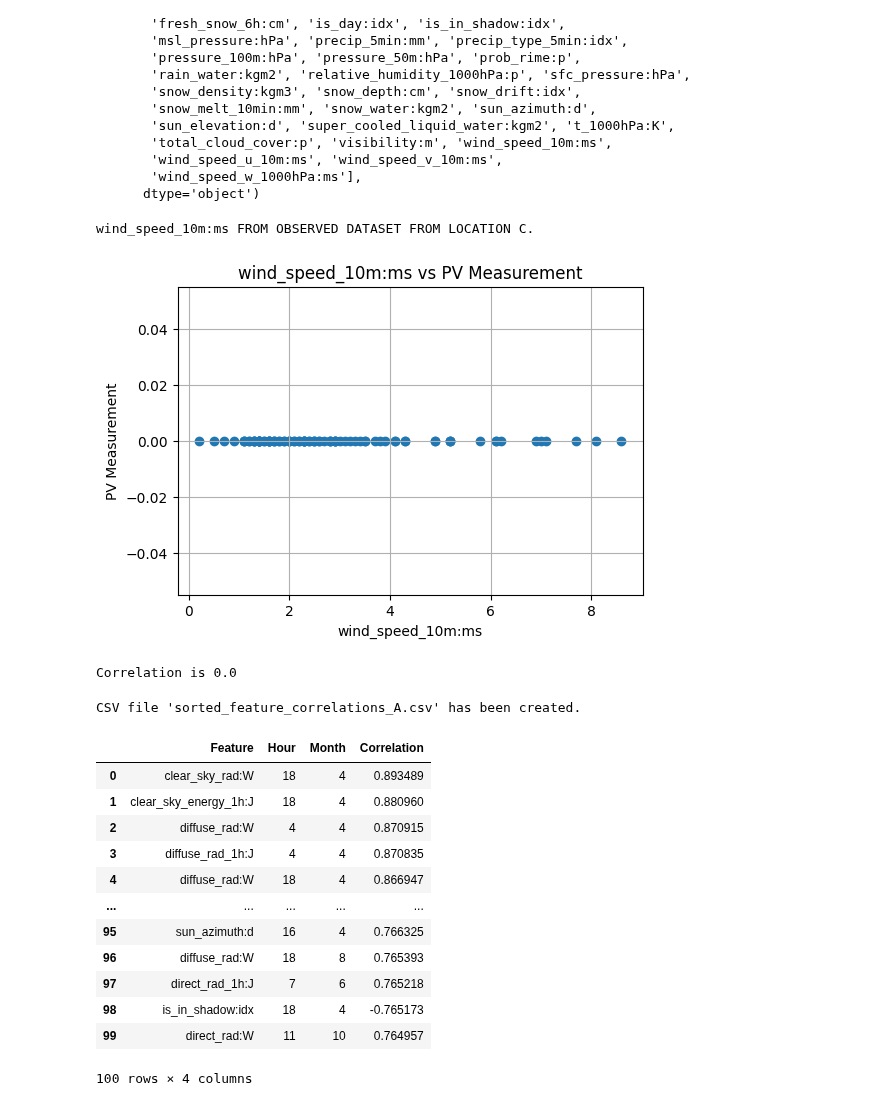
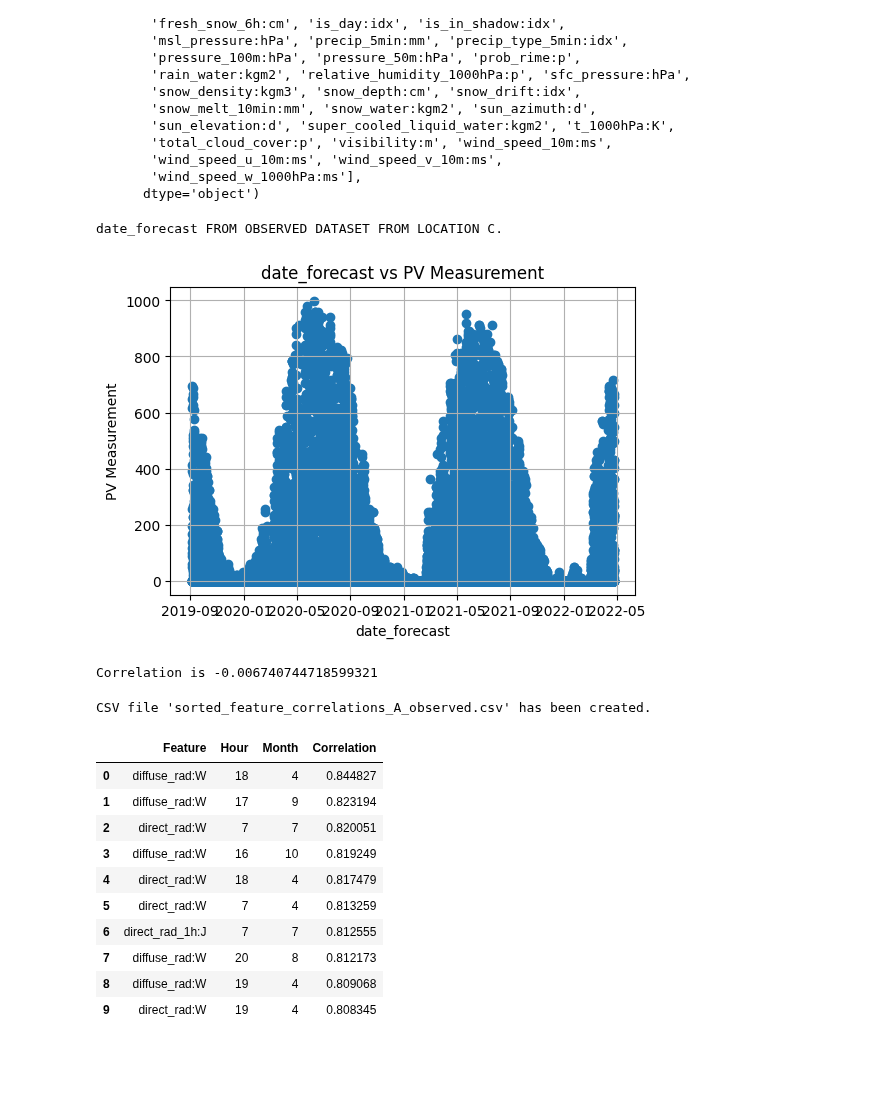
Before and after one commit to simenstang/TDT4173, a Jupyter notebook: data/long_notebook.ipynb, the cells around one changed output. Cells and saved outputs as stored; diff of their text form; code cells hidden in the pictures; blank space fills up the shorter version.

Commit message:
added some plots

```diff
--- a/data/long_notebook.ipynb
+++ b/data/long_notebook.ipynb
@@ -149,18 +149,18 @@ Index(['date_forecast', 'absolute_humidity_2m:gm3', 'air_density_2m:kgm3',
 # %%
 # Spesify hour (example: 12) and/or month (example: 6). Either of them can be None.
 # Choose your feature. If you spesify 'feature' to be None, then it will plot for ALL feautures.
 
-hour = 4
-month = 11
-feature = 'wind_speed_10m:ms'
+hour = None
+month = None
+feature = 'date_forecast'
 
 corr = plotter.plot_feature_analysis(observed=observed, plot=True, feature=feature, hour=hour, month=month)
 if corr is not None:
     print("Correlation is", corr)
 # %% [output]
-wind_speed_10m:ms FROM OBSERVED DATASET FROM LOCATION C.
+date_forecast FROM OBSERVED DATASET FROM LOCATION C.
-[figure, old version]
+[figure, new version]
-Correlation is 0.0
+Correlation is -0.006740744718599321
 # %%
 class Observation:
     def __init__(self, feature, hour, month, corr) -> None:
@@ -207,23 +207,21 @@ with open(csv_filename, mode='w', newline='') as csv_file:
 
 print(f"CSV file '{csv_filename}' has been created.")
 # %% [output]
-CSV file 'sorted_feature_correlations_A.csv' has been created.
+CSV file 'sorted_feature_correlations_A_observed.csv' has been created.
 # %%
 # Outputs top features with the highest correlations
 
-df_A = pd.read_csv('sorted_feature_correlations_A_observed.csv')
-df_A.head(100)
+data_a = pd.read_csv('sorted_feature_correlations_A_observed.csv')
+data_a.head(10)
 # %% [output]
 |  | Feature | Hour | Month | Correlation |
-| 0 | clear_sky_rad:W | 18 | 4 | 0.893489 |
-| 1 | clear_sky_energy_1h:J | 18 | 4 | 0.880960 |
-| 2 | diffuse_rad:W | 4 | 4 | 0.870915 |
-| 3 | diffuse_rad_1h:J | 4 | 4 | 0.870835 |
-| 4 | diffuse_rad:W | 18 | 4 | 0.866947 |
-| ... | ... | ... | ... | ... |
-| 95 | sun_azimuth:d | 16 | 4 | 0.766325 |
-| 96 | diffuse_rad:W | 18 | 8 | 0.765393 |
-| 97 | direct_rad_1h:J | 7 | 6 | 0.765218 |
-| 98 | is_in_shadow:idx | 18 | 4 | -0.765173 |
-| 99 | direct_rad:W | 11 | 10 | 0.764957 |
+| 0 | diffuse_rad:W | 18 | 4 | 0.844827 |
+| 1 | diffuse_rad:W | 17 | 9 | 0.823194 |
+| 2 | direct_rad:W | 7 | 7 | 0.820051 |
+| 3 | diffuse_rad:W | 16 | 10 | 0.819249 |
+| 4 | direct_rad:W | 18 | 4 | 0.817479 |
+| 5 | direct_rad:W | 7 | 4 | 0.813259 |
+| 6 | direct_rad_1h:J | 7 | 7 | 0.812555 |
+| 7 | diffuse_rad:W | 20 | 8 | 0.812173 |
+| 8 | diffuse_rad:W | 19 | 4 | 0.809068 |
+| 9 | direct_rad:W | 19 | 4 | 0.808345 |
-100 rows × 4 columns
```
Also changed, not shown: parts of 4 cells of this notebook, 2 other files.
